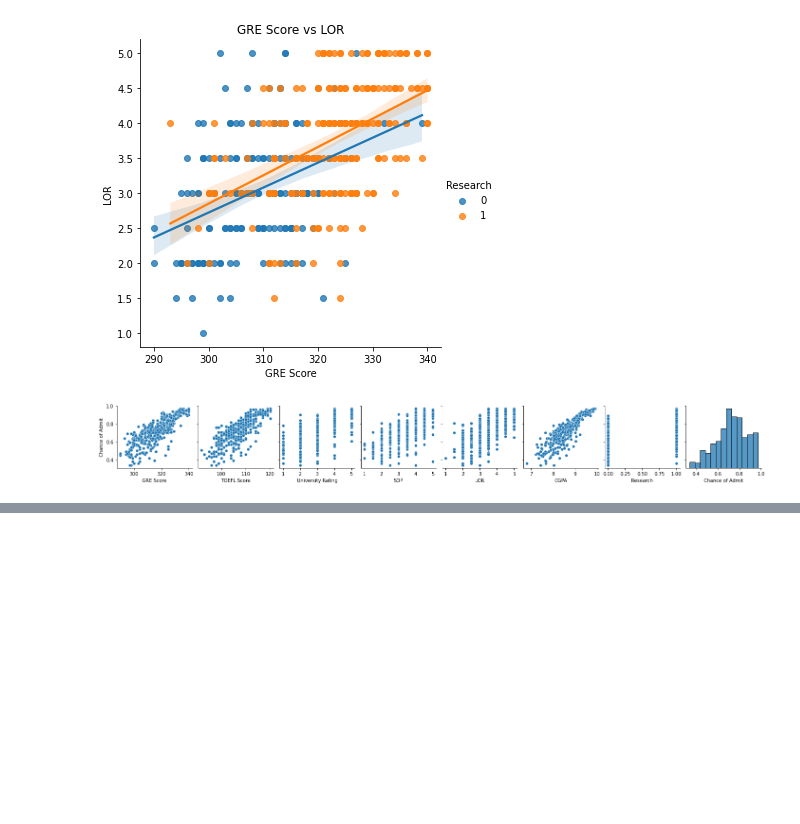
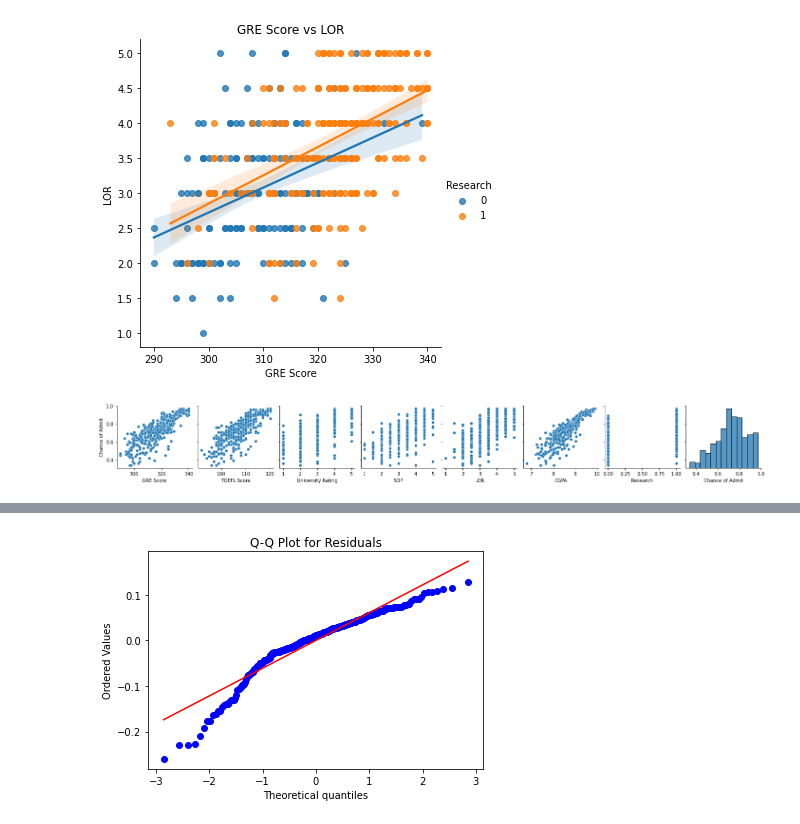
Before and after one commit to bpst-apps/machine-learning-algorithms, a Jupyter notebook: 01-Graduate-Admission-Chance-Prediction.ipynb, the cells around one changed output, grey strips where cells are left out. Saved outputs shown, nothing was run; the diff lists cells and outputs as text; code cells hidden in the pictures; blank space fills up the shorter version.

```diff
--- a/01-Graduate-Admission-Chance-Prediction.ipynb
+++ b/01-Graduate-Admission-Chance-Prediction.ipynb
@@ -322,0 +492,7 @@ plt.show()
+# %%
+# plotting Q-Q plot for residuals
+stats.probplot((y_train - y_train_pred), plot=plt, dist='norm')
+plt.title('Q-Q Plot for Residuals')
+plt.show()
+# %% [output]
+[figure, added]
```
Also changed, not shown: parts of 39 cells of this notebook.
